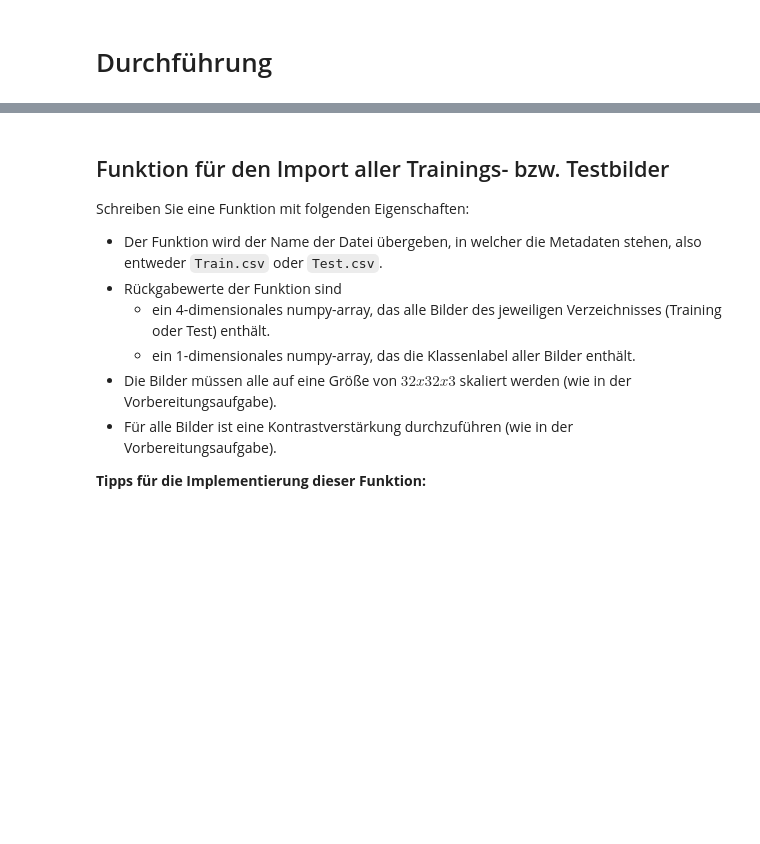
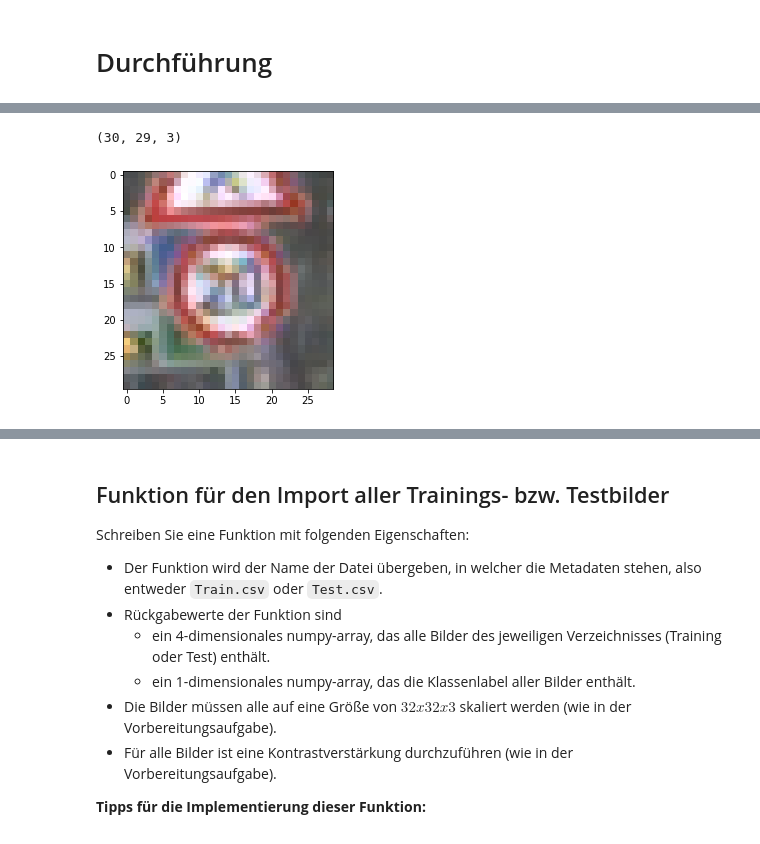
Before and after one commit to JaninaMattes/data-mining-pattern-recogntion, a Jupyter notebook: src/proj6_traffic_sign_recognition/model/TrafficSignClassification.ipynb, the cells around one changed output, grey strips where cells are left out. Drawn from its saved outputs; the diff is of its cells as text; code cells hidden in the pictures; blank space fills up the shorter version.

Commit message:
src: Add project for traffic sign recognition with CNN and Yolov3

```diff
--- a/src/proj6_traffic_sign_recognition/model/TrafficSignClassification.ipynb
+++ b/src/proj6_traffic_sign_recognition/model/TrafficSignClassification.ipynb
@@ -43,0 +85,20 @@ Machen Sie sich mit der Implementierung von Neuronalen Netzen mit Tensorflow und
+# %%
+np.set_printoptions(threshold=sys.maxsize)
+
+def parseDirectory(directoryName,extension):
+    '''This method returns a list of all filenames in the Directory directoryName.
+    For each file the complete absolute path is given in a normalized manner (with
+    double backslashes). Moreover only files with the specified extension are returned in
+    the list.
+    '''
+    if not isdir(directoryName): return
+    imagefilenameslist=sorted([
+        normpath(join(directoryName, fname))
+        for fname in listdir(directoryName)
+        if fname.lower().endswith('.'+extension)
+        ])
+    return imagefilenameslist
+
+trainData = parseDirectory("./data/Train/0","png")
+#\traffic-sign-recognition\data\Train\0
+display(trainData)
@@ -43,0 +123,8 @@ Machen Sie sich mit der Implementierung von Neuronalen Netzen mit Tensorflow und
+# %%
+picture = io.imread(trainData[0])
+plt.imshow(picture)
+print(picture.shape)
+plt.show()
+# %% [output]
+(30, 29, 3)
+[figure, added]
```
Also changed, not shown: parts of 103 cells of this notebook.
